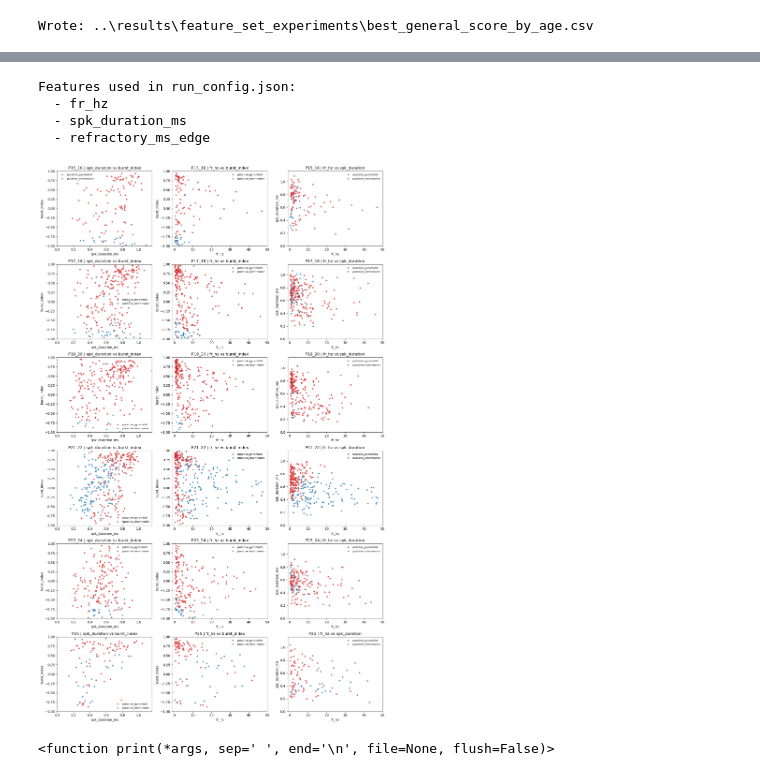
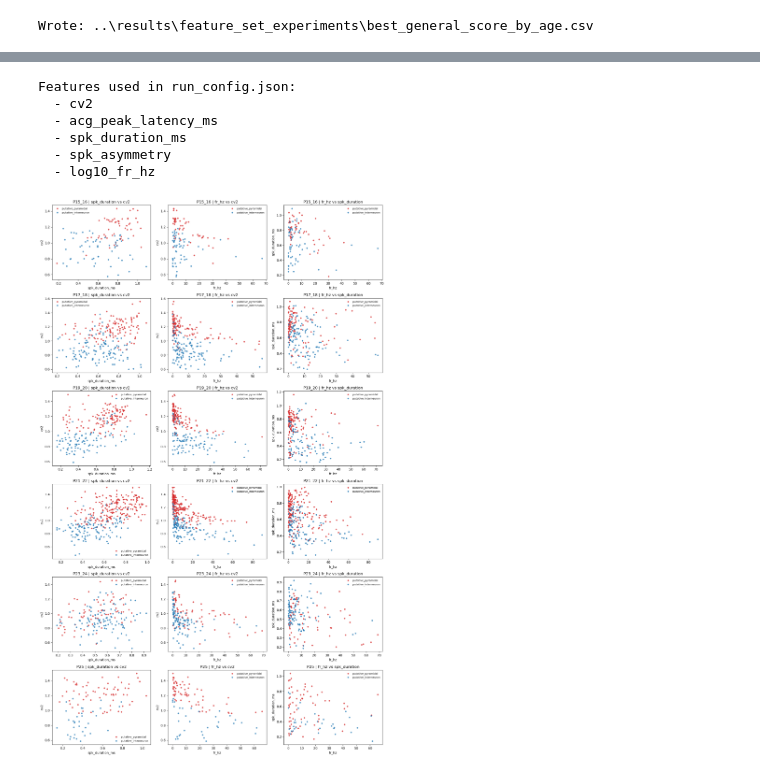
Before and after one commit to tadex909/CA1-cellclass, a Jupyter notebook: notebooks/feature_set_experiments_best_by_age.ipynb, the cells around one changed output, grey strips where cells are left out. Cells and saved outputs as stored; diff of their text form; code cells hidden in the pictures.

```diff
--- a/notebooks/feature_set_experiments_best_by_age.ipynb
+++ b/notebooks/feature_set_experiments_best_by_age.ipynb
@@ -406,7 +512,7 @@ import numpy as np
 import matplotlib.pyplot as plt
 import json
 # Precomputed labels (no retraining)
-base = "../results/type_u_comparison_few"  # change if needed
+base = "../results/type_u_comparison_valero_feats_log_vfr"  # change if needed
 age_groups = ["P15_16", "P17_18", "P19_20", "P21_22", "P23_24", "P25"]
 #print features from run_config.json
 
@@ -424,10 +530,10 @@ data = {g: pd.read_parquet(f"{base}/{g}/{g}_gmm2_vs_type_u.parquet").copy() for
 all_fr = pd.concat([data[g]["fr_hz"] for g in age_groups], ignore_index=True)
 all_spk = pd.concat([data[g]["spk_duration_ms"] for g in age_groups], ignore_index=True)
 fr_min, fr_max = all_fr.min(), all_fr.max()
-fr_min = -1
-fr_max = 50
+#fr_min = -1
+#fr_max = 50
 spk_min, spk_max = all_spk.min(), all_spk.max()
-spk_min = 0
+#spk_min = 0
 
 burst_min, burst_max = -1, 1  # fixed
 
@@ -448,11 +554,10 @@ for r, g in enumerate(age_groups):
 
     # Build a heuristic "interneuron-ness" score per neuron:
     # higher FR + higher burst + lower duration => more interneuron-like
-    d["fr_z"] = zscore(d["fr_hz"])
+    d["fr_z"] = zscore(d["fr_hz_session"])
     d["burst_z"] = zscore(d["burst_index"])
     d["dur_z"] = zscore(d["spk_duration_ms"])
     d["int_score"] = d["fr_z"] - d["burst_z"] - d["dur_z"]
-    d["int_score"] = d["fr_z"] - d["dur_z"]
 
     # Map cluster -> putative type by average score
     cl_score = d.groupby("gmm_cluster")["int_score"].mean()
@@ -468,48 +573,50 @@ for r, g in enumerate(age_groups):
 
     # Col 1: spk_duration vs burst_index
     ax = axes[r, 0]
     for t in ["putative_pyramidal", "putative_interneuron"]:
         s = d[d["putative_type"] == t]
-        ax.scatter(s["spk_duration_ms"], s["burst_index"], s=12, alpha=0.75, label=t, color=palette[t])
+        ax.scatter(s["spk_duration_ms"], s["cv2"], s=12, alpha=0.75, label=t, color=palette[t])
     ax.set_xlabel("spk_duration_ms")
-    ax.set_ylabel("burst_index")
-    ax.set_xlim(spk_min, spk_max)
-    ax.set_ylim(burst_min, burst_max)
-    ax.set_title(f"{g} | spk_duration vs burst_index")
+    ax.set_ylabel("cv2")
+    #ax.set_xlim(spk_min, spk_max)
+    #ax.set_ylim(0, 2)  # assuming cv2 is bounded between 0 and 2
+    ax.set_title(f"{g} | spk_duration vs cv2")
     ax.legend(frameon=False, fontsize=8)
 
     # Col 2: fr_hz vs burst_index
     ax = axes[r, 1]
     for t in ["putative_pyramidal", "putative_interneuron"]:
         s = d[d["putative_type"] == t]
-        ax.scatter(s["fr_hz"], s["burst_index"], s=12, alpha=0.75, label=t, color=palette[t])
+        #ax.set_xscale("log")  # set log scale for fr_hz_session
+        ax.scatter(s["fr_hz"], s["cv2"], s=12, alpha=0.75, label=t, color=palette[t])
+
     ax.set_xlabel("fr_hz")
-    ax.set_ylabel("burst_index")
-    ax.set_xlim(fr_min, fr_max)
-    ax.set_ylim(burst_min, burst_max)
-    ax.set_title(f"{g} | fr_hz vs burst_index")
+    ax.set_ylabel("cv2")
+    #ax.set_xlim(fr_min, fr_max)
+    #ax.set_ylim(0, 2)  # assuming cv2 is bounded between 0 and 2
+    ax.set_title(f"{g} | fr_hz vs cv2")
     ax.legend(frameon=False, fontsize=8)
 
     # Col 3: fr_hz vs spk_duration
     ax = axes[r, 2]
     for t in ["putative_pyramidal", "putative_interneuron"]:
         s = d[d["putative_type"] == t]
+        #ax.set_xscale("log")  # set log scale for fr_hz_session
         ax.scatter(s["fr_hz"], s["spk_duration_ms"], s=12, alpha=0.75, label=t, color=palette[t])
     ax.set_xlabel("fr_hz")
     ax.set_ylabel("spk_duration_ms")
-    ax.set_xlim(fr_min, fr_max)
-    ax.set_ylim(spk_min, spk_max)
+    #ax.set_xlim(fr_min, fr_max)
+    #ax.set_ylim(spk_min, spk_max)
     ax.set_title(f"{g} | fr_hz vs spk_duration")
     ax.legend(frameon=False, fontsize=8)
 
 plt.tight_layout()
 plt.show()
-#print total number of neurons per group
-print
 # %% [output]
 Features used in run_config.json:
-  - fr_hz
+  - cv2
+  - acg_peak_latency_ms
   - spk_duration_ms
-  - refractory_ms_edge
+  - spk_asymmetry
+  - log10_fr_hz
-[figure, old version]
+[figure, new version]
-<function print(*args, sep=' ', end='\n', file=None, flush=False)>
```
Also changed, not shown: parts of 13 cells of this notebook, 23 other files.
